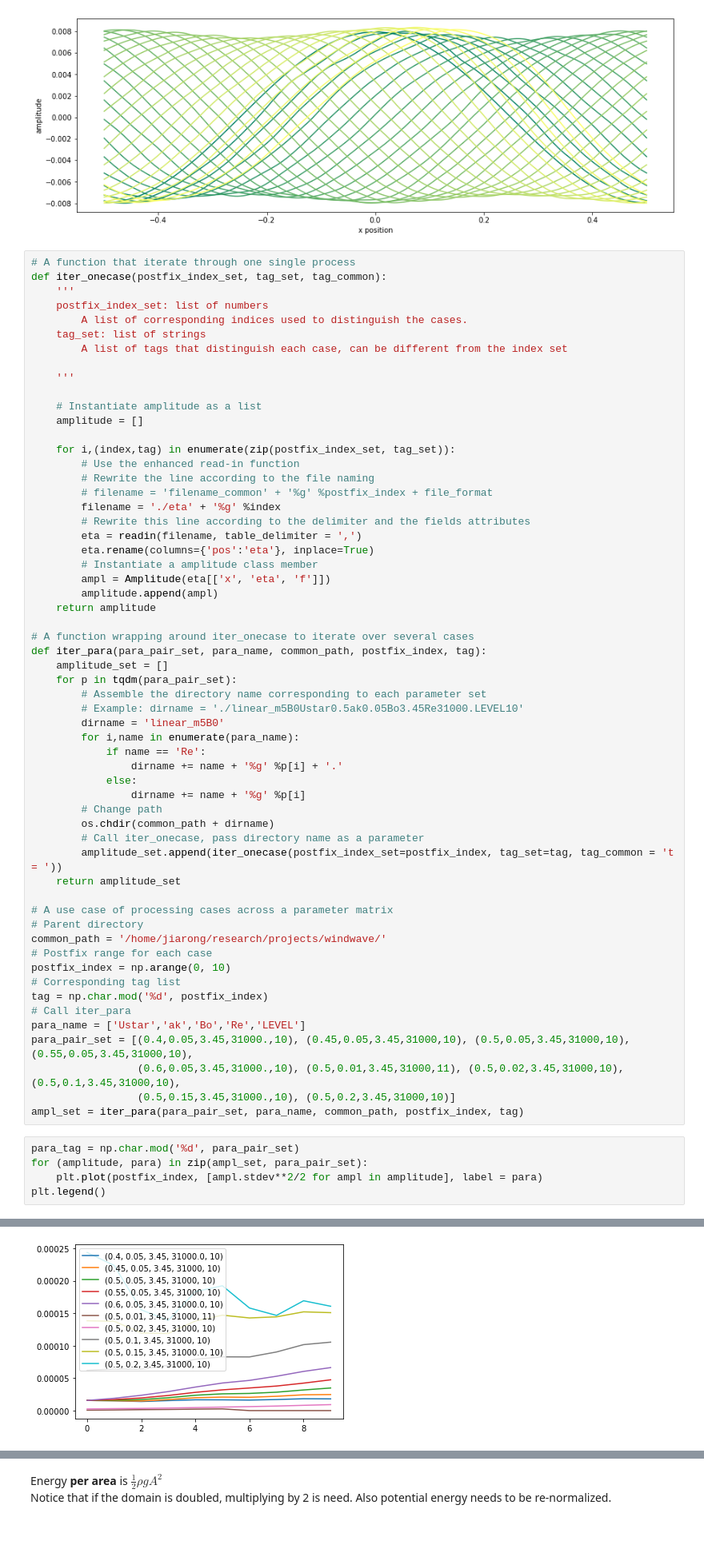
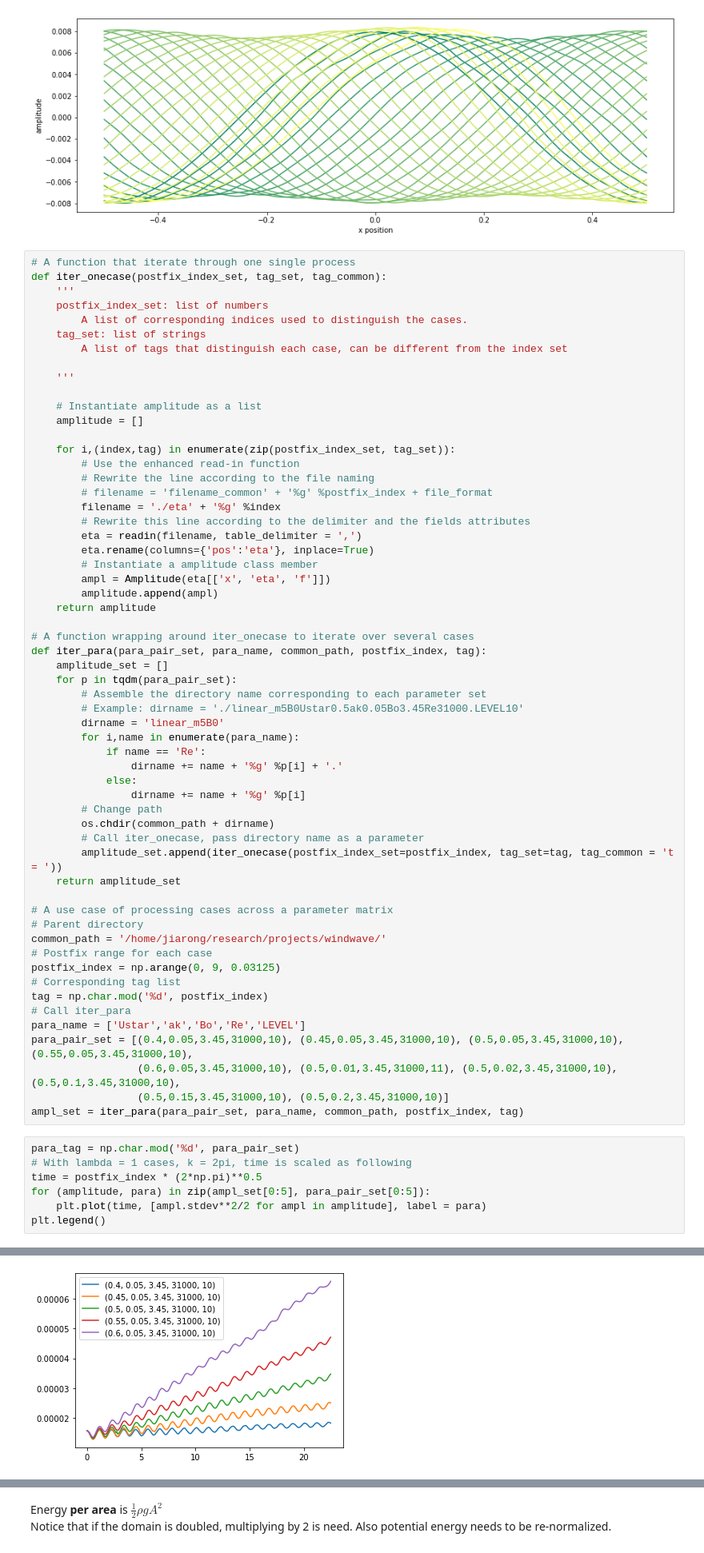
Before and after one commit to DeikeLab/jiarongw-postprocessing, a Jupyter notebook: windwave/linear_wave.ipynb, the cells around one changed output, grey strips where cells are left out. Shown at 80% size. Saved outputs shown, nothing was run; the diff lists cells and outputs as text.

```diff
--- a/windwave/linear_wave.ipynb
+++ b/windwave/linear_wave.ipynb
@@ -117,20 +121,22 @@ def iter_para(para_pair_set, para_name, common_path, postfix_index, tag):
 # Parent directory
 common_path = '/home/jiarong/research/projects/windwave/'
 # Postfix range for each case
-postfix_index = np.arange(0, 10)
+postfix_index = np.arange(0, 9, 0.03125)
 # Corresponding tag list
 tag = np.char.mod('%d', postfix_index)
 # Call iter_para
 para_name = ['Ustar','ak','Bo','Re','LEVEL']
-para_pair_set = [(0.4,0.05,3.45,31000.,10), (0.45,0.05,3.45,31000,10), (0.5,0.05,3.45,31000,10), (0.55,0.05,3.45,31000,10),
-                 (0.6,0.05,3.45,31000.,10), (0.5,0.01,3.45,31000,11), (0.5,0.02,3.45,31000,10), (0.5,0.1,3.45,31000,10),
-                 (0.5,0.15,3.45,31000.,10), (0.5,0.2,3.45,31000,10)]
+para_pair_set = [(0.4,0.05,3.45,31000,10), (0.45,0.05,3.45,31000,10), (0.5,0.05,3.45,31000,10), (0.55,0.05,3.45,31000,10),
+                 (0.6,0.05,3.45,31000,10), (0.5,0.01,3.45,31000,11), (0.5,0.02,3.45,31000,10), (0.5,0.1,3.45,31000,10),
+                 (0.5,0.15,3.45,31000,10), (0.5,0.2,3.45,31000,10)]
 ampl_set = iter_para(para_pair_set, para_name, common_path, postfix_index, tag)
 # %%
 para_tag = np.char.mod('%d', para_pair_set)
-for (amplitude, para) in zip(ampl_set, para_pair_set):
-    plt.plot(postfix_index, [ampl.stdev**2/2 for ampl in amplitude], label = para)
+# With lambda = 1 cases, k = 2pi, time is scaled as following
+time = postfix_index * (2*np.pi)**0.5
+for (amplitude, para) in zip(ampl_set[0:5], para_pair_set[0:5]):
+    plt.plot(time, [ampl.stdev**2/2 for ampl in amplitude], label = para)
 plt.legend()
 # %% [output]
 <matplotlib.legend.Legend at 0x...>
-[figure, old version]
+[figure, new version]
```
Also changed, not shown: parts of 10 cells of this notebook, 5 other files.
